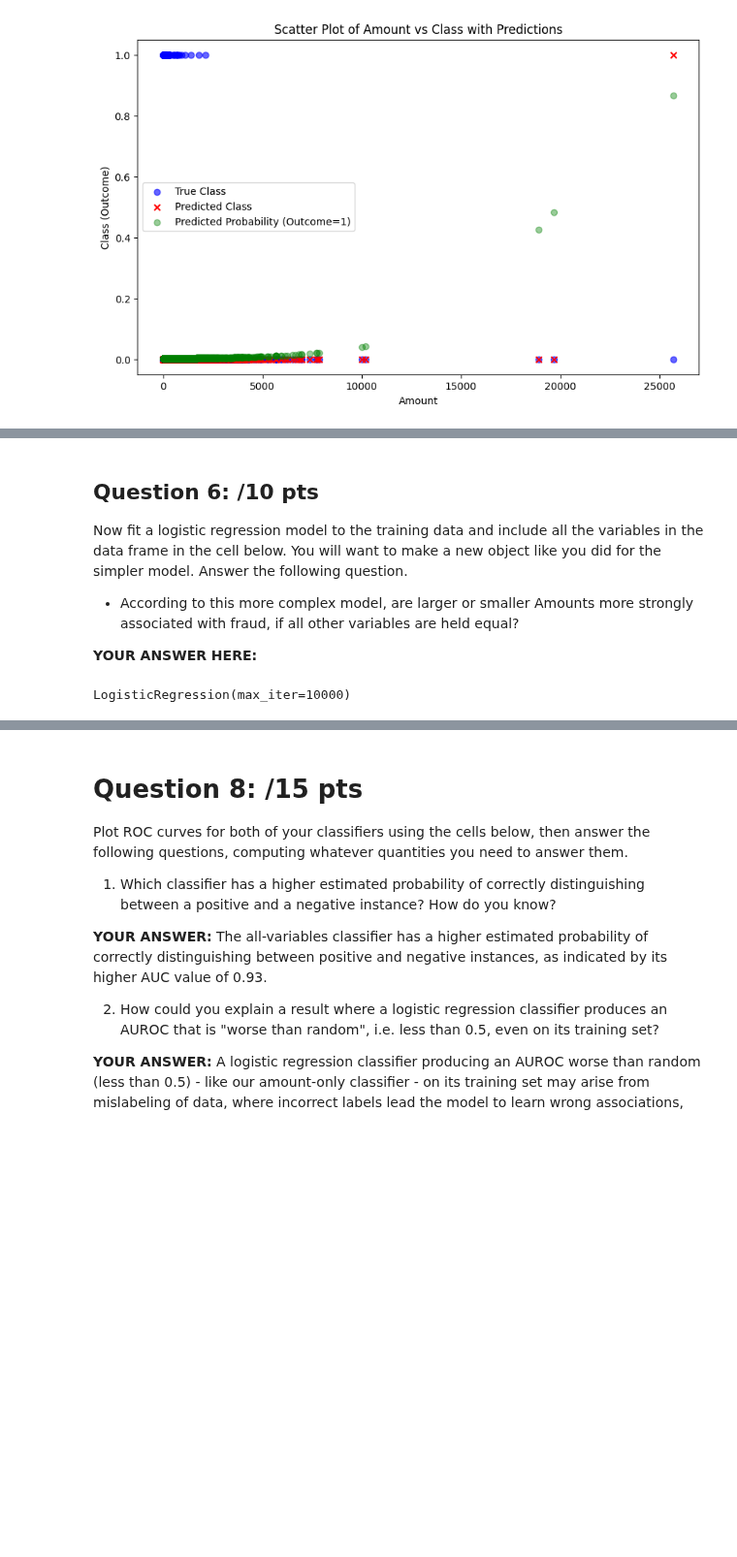
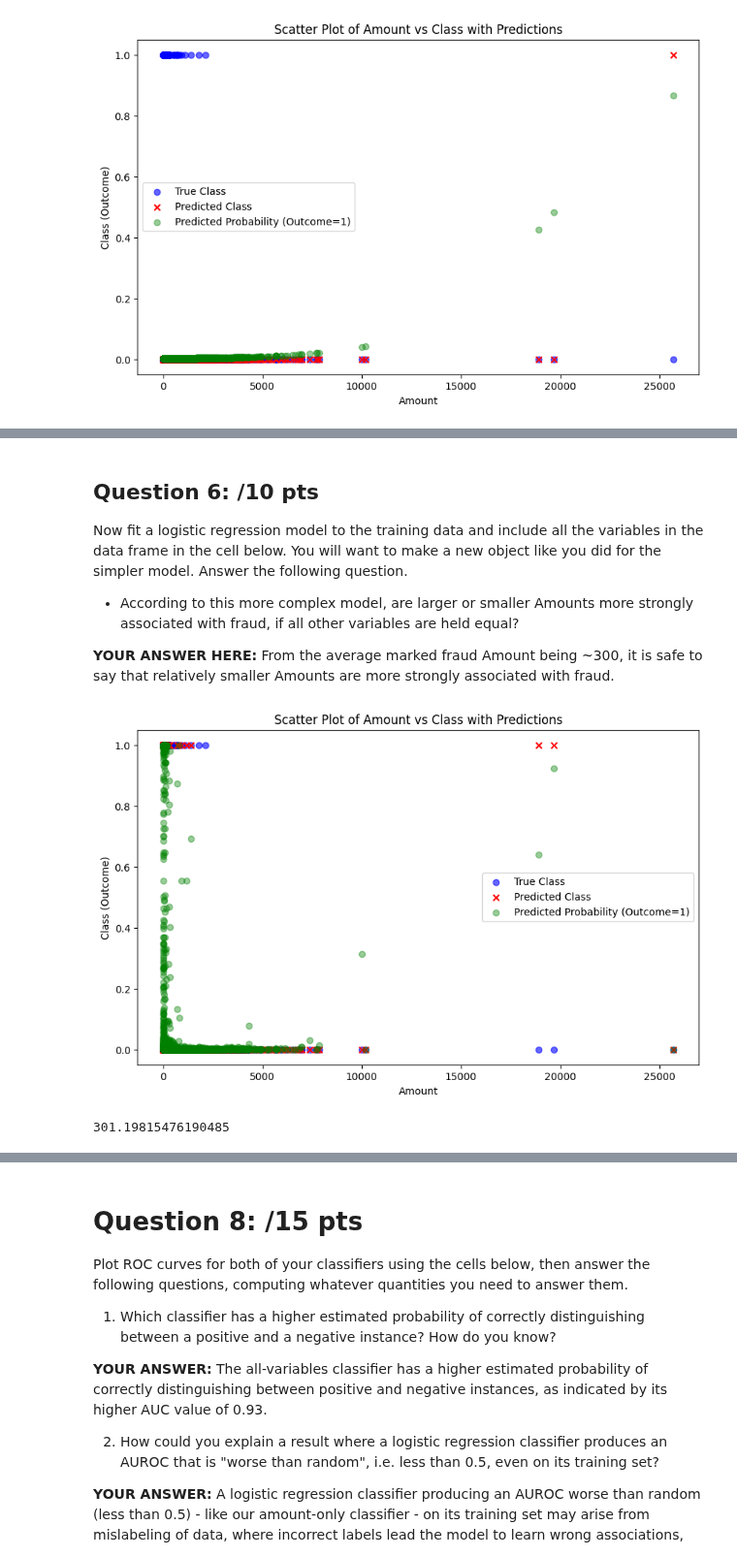
Before and after one commit to JanikThePanic/DATASCI3000-lab-assignments, a Jupyter notebook: Assignment2/DS3000_Assignment2.ipynb, the cells around one changed output, grey strips where cells are left out. Shown at 97% size. Cells and saved outputs as stored; diff of their text form; code cells hidden in the pictures; blank space fills up the shorter version.

```diff
--- a/Assignment2/DS3000_Assignment2.ipynb
+++ b/Assignment2/DS3000_Assignment2.ipynb
@@ -182,21 +208,41 @@ Now fit a logistic regression model to the training data and include all the var
 * According to this more complex model, are larger or smaller Amounts more strongly associated with fraud, if all other variables are held equal?
 
 **YOUR ANSWER HERE:**
+From the average marked fraud Amount being ~300, it is safe to say that relatively smaller Amounts are more strongly associated with fraud.
-# %%
-# Use all variables except 'Class' as predictors
-X_all = df.drop(columns=['Class'])
-y = df['Class']
-
-# Split the dataset into training and test sets (50% holdout)
-X_train_all, X_test_all, y_train, y_test = train_test_split(X_all, y, test_size=0.5, random_state=0)
-
-# Create the logistic regression model
-log_reg_all_vars = LogisticRegression(max_iter=10000)
-
-# Fit the model on the training data
-log_reg_all_vars.fit(X_train_all, y_train)
-# %% [output]
-LogisticRegression(max_iter=10000)
+# %%
+# Create the logistic regression model
+log_reg_all_vars = LogisticRegression(max_iter=10000)
+
+# Fit the model on the training data
+log_reg_all_vars.fit(X_train_all, y_train)
+
+# Make predictions on the test set
+y_pred_class = log_reg_all_vars.predict(X_test_all)  # Predicted class (0 or 1)
+y_pred_proba = log_reg_all_vars.predict_proba(X_test_all)[:, 1]  # Predicted probability of Outcome=1
+
+# Create a scatter plot for Amount and Outcome on the test data
+plt.figure(figsize=(10, 6))
+plt.scatter(X_test_amount['Amount'], y_test, label='True Class', c='blue', alpha=0.6)
+plt.scatter(X_test_amount['Amount'], y_pred_class, label='Predicted Class', marker='x', c='red')
+plt.scatter(X_test_amount['Amount'], y_pred_proba, label='Predicted Probability (Outcome=1)', marker='o', c='green', alpha=0.4)
+
+# Add labels and title
+plt.xlabel('Amount')
+plt.ylabel('Class (Outcome)')
+plt.title('Scatter Plot of Amount vs Class with Predictions')
+plt.legend()
+plt.show()
+
+# Find which amounts are marked as fraud (labeled 1)
+# Just show the average amount marked as fraud
+positive_locations = np.where(y_pred_class == 1)[0]
+summm = 0
+for i in positive_locations:
+    summm += X_test_amount.iloc[i]['Amount']
+print(summm / len(positive_locations))
+# %% [output]
+[figure, added]
+301.19815476190485
 # %% [markdown]
 ## Question 7: /15 pts
 
```
Also changed, not shown: parts of 8 cells of this notebook.
